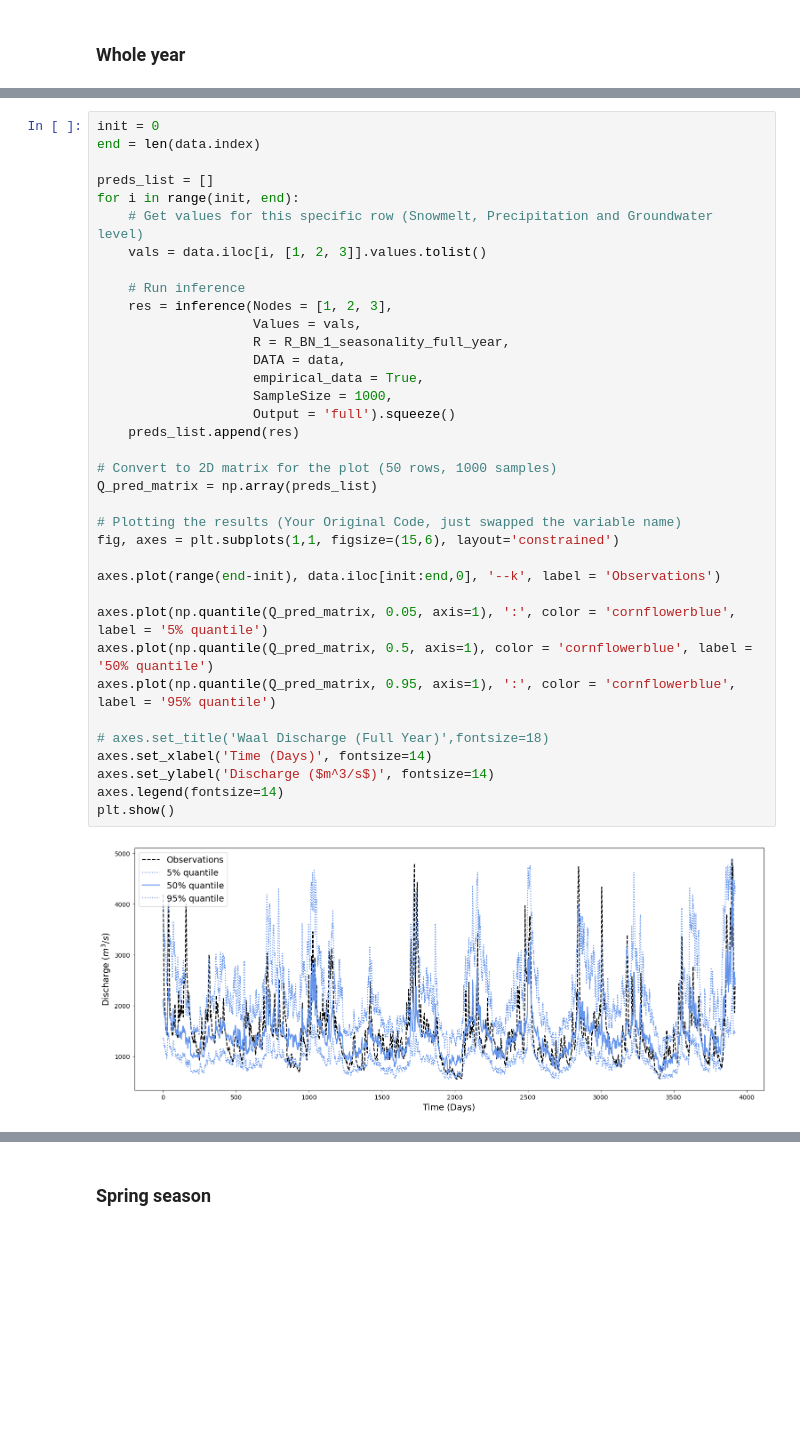
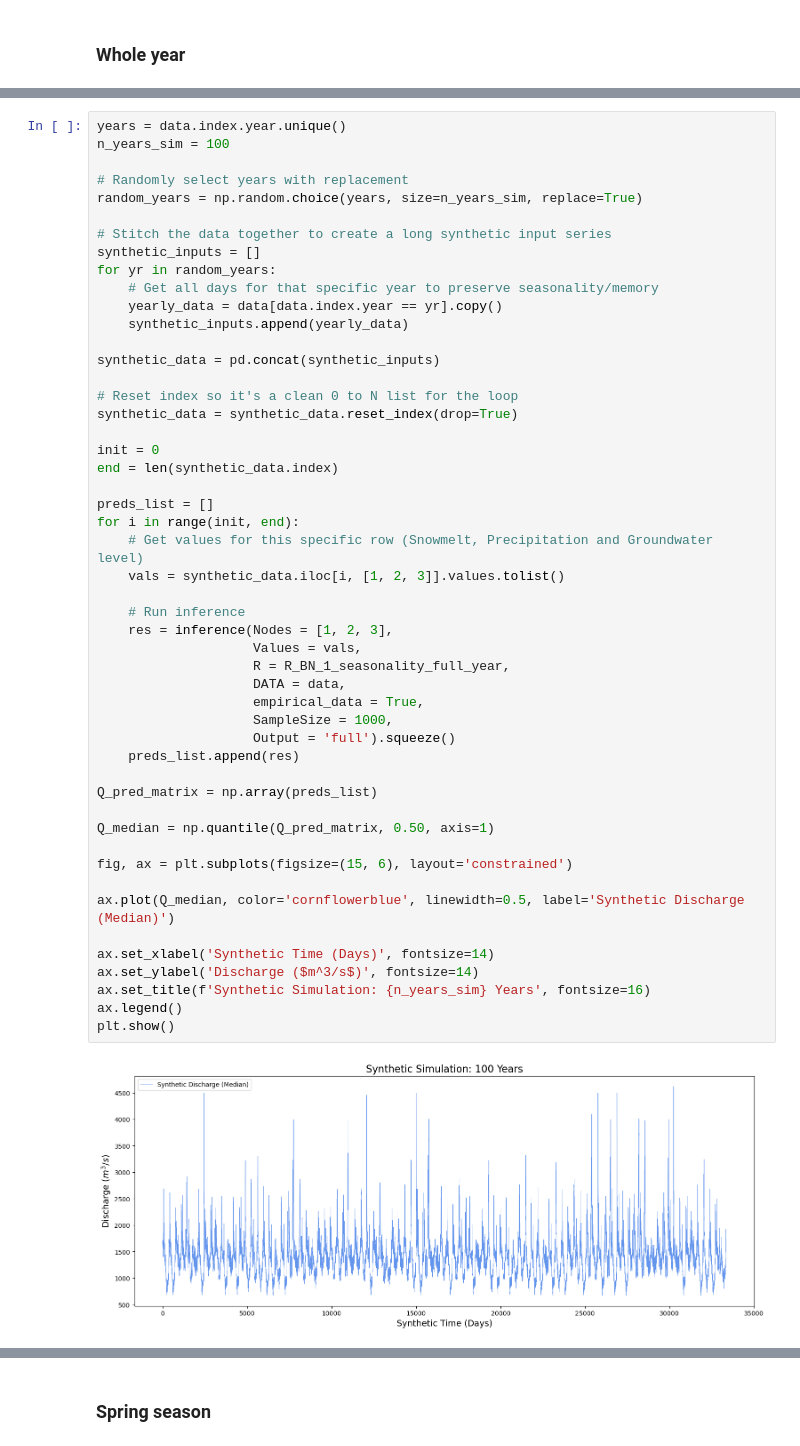
Before and after one commit to Loe-SS/MORE, a Jupyter notebook: NPBN_Analysis.ipynb, the cells around one changed output, grey strips where cells are left out. Saved outputs shown, nothing was run; the diff lists cells and outputs as text; blank space fills up the shorter version.

```diff
--- a/NPBN_Analysis.ipynb
+++ b/NPBN_Analysis.ipynb
@@ -1015,40 +1029,54 @@ Making inference. Progress:  99%
 [figure]
 # %%
+years = data.index.year.unique()
+n_years_sim = 100
+
+# Randomly select years with replacement
+random_years = np.random.choice(years, size=n_years_sim, replace=True)
+
+# Stitch the data together to create a long synthetic input series
+synthetic_inputs = []
+for yr in random_years:
+    # Get all days for that specific year to preserve seasonality/memory
+    yearly_data = data[data.index.year == yr].copy()
+    synthetic_inputs.append(yearly_data)
+
+synthetic_data = pd.concat(synthetic_inputs)
+
+# Reset index so it's a clean 0 to N list for the loop
+synthetic_data = synthetic_data.reset_index(drop=True)
+
 init = 0
-end = len(data.index)
+end = len(synthetic_data.index)
 
 preds_list = []
 for i in range(init, end):
     # Get values for this specific row (Snowmelt, Precipitation and Groundwater level)
-    vals = data.iloc[i, [1, 2, 3]].values.tolist()
+    vals = synthetic_data.iloc[i, [1, 2, 3]].values.tolist()
 
     # Run inference
     res = inference(Nodes = [1, 2, 3],
                     Values = vals,
                     R = R_BN_1_seasonality_full_year,
                     DATA = data,
                     empirical_data = True,
                     SampleSize = 1000,
                     Output = 'full').squeeze()
     preds_list.append(res)
 
-# Convert to 2D matrix for the plot (50 rows, 1000 samples)
 Q_pred_matrix = np.array(preds_list)
 
-# Plotting the results (Your Original Code, just swapped the variable name)
-fig, axes = plt.subplots(1,1, figsize=(15,6), layout='constrained')
+Q_median = np.quantile(Q_pred_matrix, 0.50, axis=1)
 
-axes.plot(range(end-init), data.iloc[init:end,0], '--k', label = 'Observations')
+fig, ax = plt.subplots(figsize=(15, 6), layout='constrained')
 
-axes.plot(np.quantile(Q_pred_matrix, 0.05, axis=1), ':', color = 'cornflowerblue', label = '5% quantile')
-axes.plot(np.quantile(Q_pred_matrix, 0.5, axis=1), color = 'cornflowerblue', label = '50% quantile')
-axes.plot(np.quantile(Q_pred_matrix, 0.95, axis=1), ':', color = 'cornflowerblue', label = '95% quantile')
+ax.plot(Q_median, color='cornflowerblue', linewidth=0.5, label='Synthetic Discharge (Median)')
 
-# axes.set_title('Waal Discharge (Full Year)',fontsize=18)
-axes.set_xlabel('Time (Days)', fontsize=14)
-axes.set_ylabel('Discharge ($m^3/s$)', fontsize=14)
-axes.legend(fontsize=14)
+ax.set_xlabel('Synthetic Time (Days)', fontsize=14)
+ax.set_ylabel('Discharge ($m^3/s$)', fontsize=14)
+ax.set_title(f'Synthetic Simulation: {n_years_sim} Years', fontsize=16)
+ax.legend()
 plt.show()
 # %% [output]
-[figure, old version]
+[figure, new version]
 # %%
```
Also changed, not shown: parts of 6 cells of this notebook, 1 other file.
